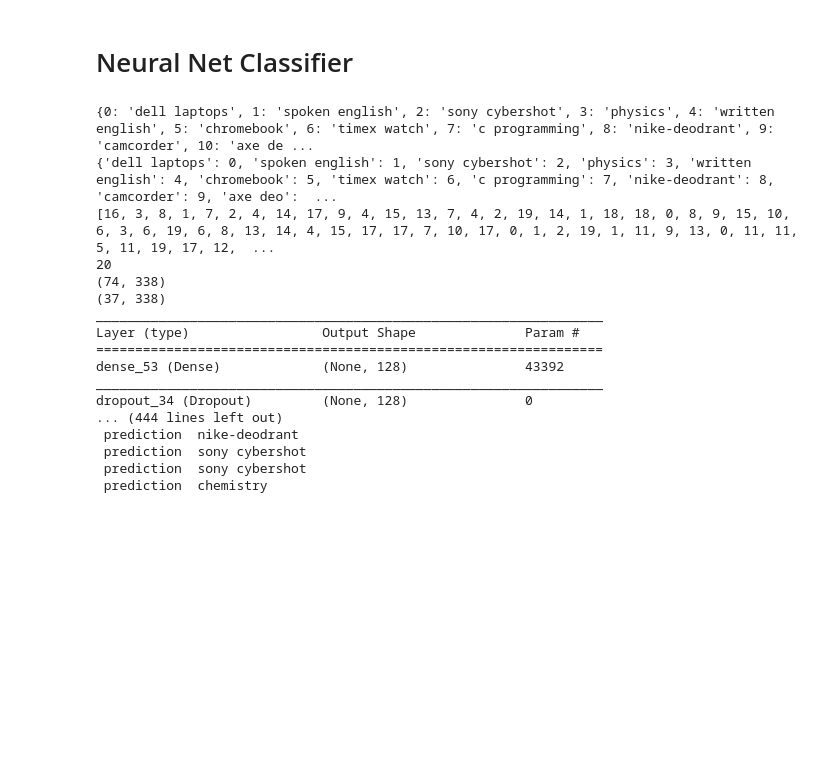
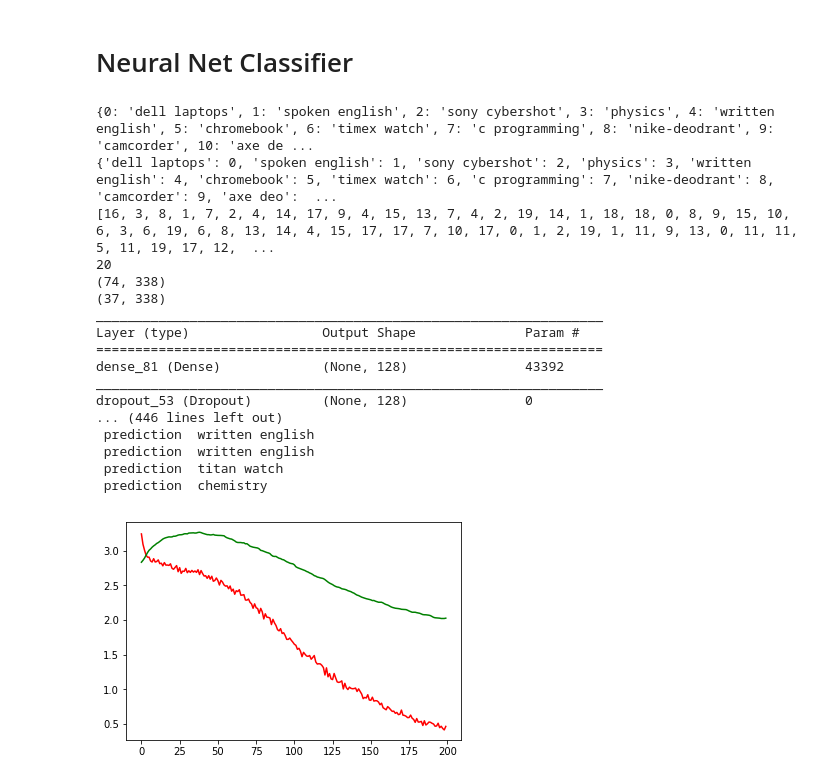
Before and after one commit to samriddhac/machine-learning, a Jupyter notebook: src/nlp/hackersrank_nlp/12_guess_flipkart_query/machine_learning_algo_guess_flipkart_query.ipynb, the cells around one changed output. Saved outputs shown, nothing was run; the diff lists cells and outputs as text; code cells hidden in the pictures; blank space fills up the shorter version.

```diff
--- a/src/nlp/hackersrank_nlp/12_guess_flipkart_query/machine_learning_algo_guess_flipkart_query.ipynb
+++ b/src/nlp/hackersrank_nlp/12_guess_flipkart_query/machine_learning_algo_guess_flipkart_query.ipynb
@@ -661,6 +670,7 @@ from keras.models import Sequential
 from keras.layers import Dense, Dropout, Activation
 from keras.utils import to_categorical
 import numpy as np
+import matplotlib.pyplot as plt
 
 y_int_label = {idx:label for idx,label in enumerate(list(set(y)))}
 y_label_int = {label:idx for idx,label in enumerate(list(set(y)))}
@@ -682,41 +692,53 @@ print(x_train.shape)
 print(x_test.shape)
 
 model = Sequential()
-model.add(Dense(128, activation='relu', input_dim=x_train.shape[1]))
+model.add(Dense(128, activation='sigmoid', input_dim=x_train.shape[1]))
 model.add(Dropout(0.2))
-model.add(Dense(64, activation='relu'))
+model.add(Dense(64, activation='sigmoid'))
 model.add(Dropout(0.1))
 model.add(Dense(num_classes, activation='softmax'))
 
 model.compile(loss='categorical_crossentropy', optimizer='adam', metrics=['accuracy'])
 
 model.summary()
+num_epochs = 200
+model_history = model.fit(x_train, y_train, epochs=num_epochs, batch_size=10, validation_split=0.25, verbose=1)
 
-model.fit(x_train, y_train, epochs=200, batch_size=10, validation_split=0.25, verbose=1)
+train_loss = model_history.history['loss']
+val_loss   = model_history.history['val_loss']
+train_acc  = model_history.history['acc']
+val_acc    = model_history.history['val_acc']
+xc         = range(num_epochs)
 
 score = model.evaluate(x_test, y_test)
 
 print('accuracy ',score[1])
 
 predictions = model.predict(x_test)
 for i,pred_y in enumerate(predictions):
     max_pred = np.argmax(pred_y)
     print(' prediction ', y_int_label[max_pred])
+
+plt.figure()
+plt.plot(xc, train_loss, color='red')
+plt.plot(xc, val_loss, color='green')
+plt.show()
 # %% [output]
 {0: 'dell laptops', 1: 'spoken english', 2: 'sony cybershot', 3: 'physics', 4: 'written english', 5: 'chromebook', 6: 'timex watch', 7: 'c programming', 8: 'nike-deodrant', 9: 'camcorder', 10: 'axe de ...
 {'dell laptops': 0, 'spoken english': 1, 'sony cybershot': 2, 'physics': 3, 'written english': 4, 'chromebook': 5, 'timex watch': 6, 'c programming': 7, 'nike-deodrant': 8, 'camcorder': 9, 'axe deo':  ...
 [16, 3, 8, 1, 7, 2, 4, 14, 17, 9, 4, 15, 13, 7, 4, 2, 19, 14, 1, 18, 18, 0, 8, 9, 15, 10, 6, 3, 6, 19, 6, 8, 13, 14, 4, 15, 17, 17, 7, 10, 17, 0, 1, 2, 19, 1, 11, 9, 13, 0, 11, 11, 5, 11, 19, 17, 12,  ...
 20
 (74, 338)
 (37, 338)
 _________________________________________________________________
 Layer (type)                 Output Shape              Param #
 =================================================================
-dense_53 (Dense)             (None, 128)               43392
+dense_81 (Dense)             (None, 128)               43392
 _________________________________________________________________
-dropout_34 (Dropout)         (None, 128)               0
-... (444 lines left out)
- prediction  nike-deodrant
- prediction  sony cybershot
- prediction  sony cybershot
+dropout_53 (Dropout)         (None, 128)               0
+... (446 lines left out)
+ prediction  written english
+ prediction  written english
+ prediction  titan watch
  prediction  chemistry
+[figure, added]
```
Also changed, not shown: parts of 1 cell of this notebook, 2 other files.
